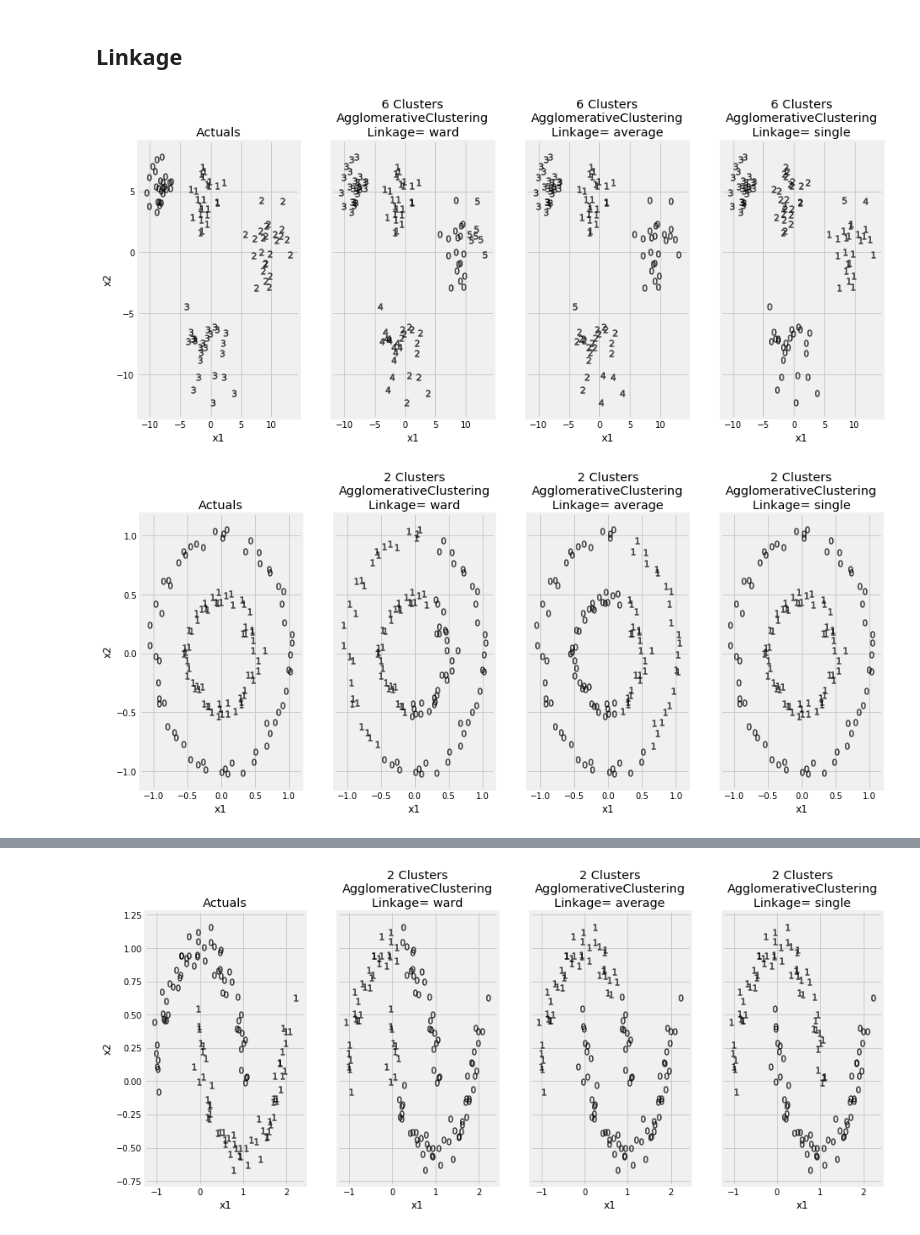
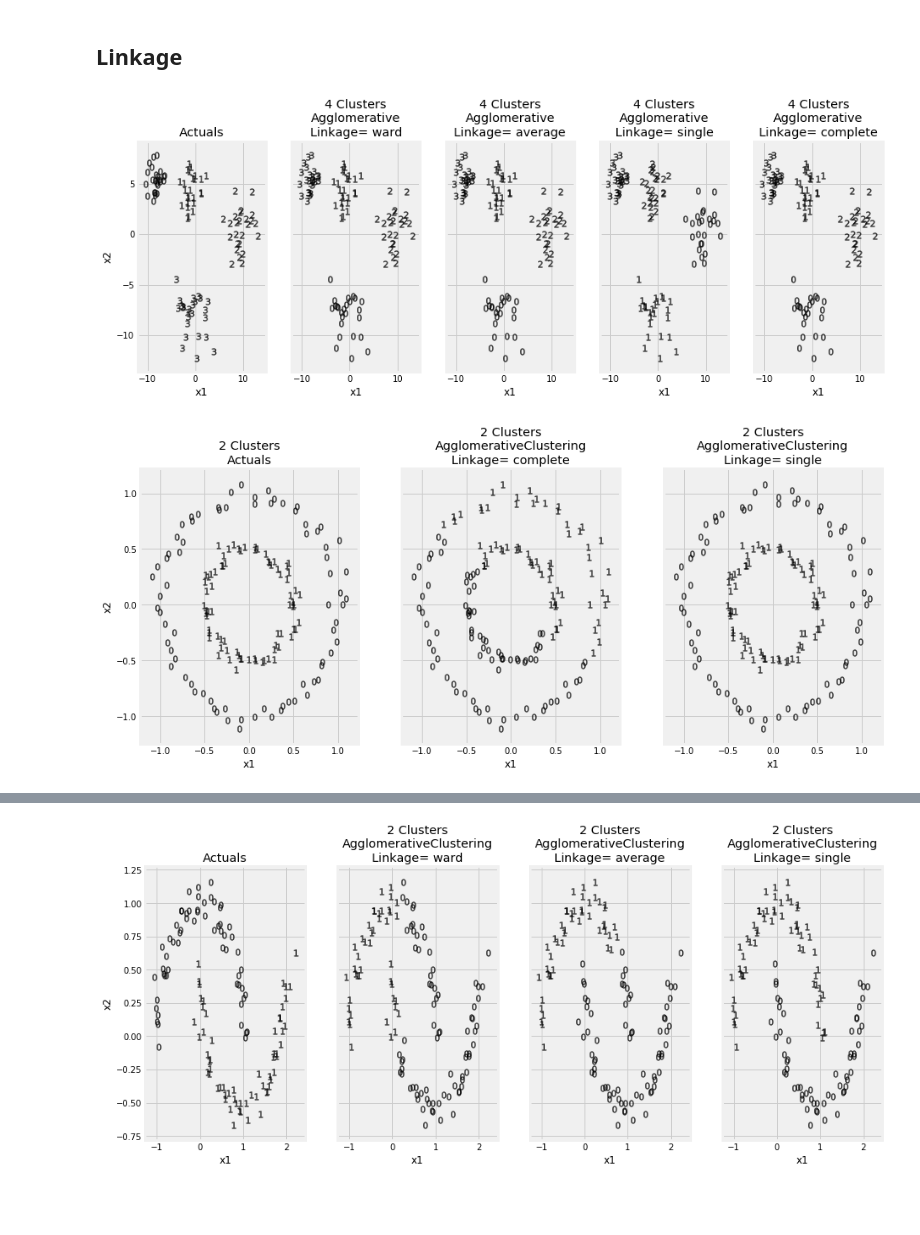
Before and after one commit to PacktPublishing/Hands-On-Machine-Learning-with-scikit-learn-and-Scientific-Python-Toolkits, a Jupyter notebook: chapters/ch11/Clustering.ipynb, the cells around one changed output, grey strips where cells are left out. Drawn from its saved outputs; the diff is of its cells as text; code cells hidden in the pictures; blank space fills up the shorter version.

```diff
--- a/chapters/ch11/Clustering.ipynb
+++ b/chapters/ch11/Clustering.ipynb
@@ -263,22 +275,29 @@ agglo.n_leaves_
 # %%
-n_samples = df_blobs.shape[0]
-
-root = agglo.children_[-1]
-
-def get_children(node):
+def get_children(node, n_samples):
     if node[0] >= n_samples:
-        left = get_children(agglo.children_[node[0] - n_samples])
+        child_cluster_id = node[0] - n_samples
+        left = get_children(
+            agglo.children_[child_cluster_id],
+            n_samples
+        )
     else:
         left = node[0]
 
     if node[1] >= n_samples:
-        right = get_children(agglo.children_[node[1] - n_samples])
+        child_cluster_id = node[1] - n_samples
+        right = get_children(
+            agglo.children_[child_cluster_id],
+            n_samples
+        )
     else:
         right = node[1]
 
     return [left, right]
 
-tree = get_children(root)
+root = agglo.children_[-1]
+n_samples = df_blobs.shape[0]
+
+tree = get_children(root, n_samples)
 # %%
 tree[0][0]
 # %% [output]
@@ -291,11 +310,12 @@ def flatten(sub_tree, flat_list):
         flat_list.append(sub_tree)
     else:
         r, l = sub_tree
-        flatten_(r, flat_list)
-        flatten_(l, flat_list)
+        flatten(r, flat_list)
+        flatten(l, flat_list)
 
 flat_list = []
 flatten(tree[0][0], flat_list)
+flat_list
 
-flat_list[:5]
+', '.join([f'{item}' for item in flat_list])
 # %% [output]
@@ -354,26 +374,26 @@ adjusted_rand_score(y_pred, y_pred_dash)
 # %%
 from sklearn.cluster import AgglomerativeClustering
 
-linkage_options = ['ward', 'average', 'single']
+linkage_options = ['ward', 'average', 'single', 'complete']
 
-fig, axs = plt.subplots(1, len(linkage_options) + 1, figsize=(14, 6), sharex=True, sharey=True)
+fig, axs = plt.subplots(1, len(linkage_options) + 1, figsize=(14, 5), sharex=True, sharey=True)
 
 x, y = df_blobs[['x1', 'x2']], df_blobs['y']
 
 plot_2d_clusters(x, y, axs[0])
 axs[0].set_title(f'{axs[i].get_title()}\nActuals')
 
 for i, linkage in enumerate(linkage_options, 1):
 
     y_pred = AgglomerativeClustering(
-        n_clusters=6, linkage=linkage
+        n_clusters=4, linkage=linkage
     ).fit_predict(x)
 
     plot_2d_clusters(x, y_pred, axs[i])
 
-    axs[i].set_title(f'{axs[i].get_title()}\nAgglomerativeClustering\nLinkage= {linkage}')
+    axs[i].set_title(f'{axs[i].get_title()}\nAgglomerative\nLinkage= {linkage}')
 # %% [output]
-[figure, old version]
+[figure, new version]
 # %%
 from sklearn.datasets import make_circles
 
@@ -389,7 +402,7 @@ df_circles = pd.DataFrame(
 # %%
 from sklearn.cluster import AgglomerativeClustering
 
-linkage_options = ['ward', 'average', 'single']
+linkage_options = ['complete', 'single']
 
 fig, axs = plt.subplots(1, len(linkage_options) + 1, figsize=(14, 6), sharex=True, sharey=True)
 
@@ -401,11 +414,11 @@ axs[0].set_title(f'{axs[0].get_title()}\nActuals')
 for i, linkage in enumerate(linkage_options, 1):
 
     y_pred = AgglomerativeClustering(
-        n_clusters=2, linkage=linkage
+        n_clusters=2, affinity='manhattan', linkage=linkage
     ).fit_predict(x)
 
     plot_2d_clusters(x, y_pred, axs[i])
 
     axs[i].set_title(f'{axs[i].get_title()}\nAgglomerativeClustering\nLinkage= {linkage}')
 # %% [output]
-[figure, old version]
+[figure, new version]
```
Also changed, not shown: parts of 10 cells of this notebook, 1 other file.
